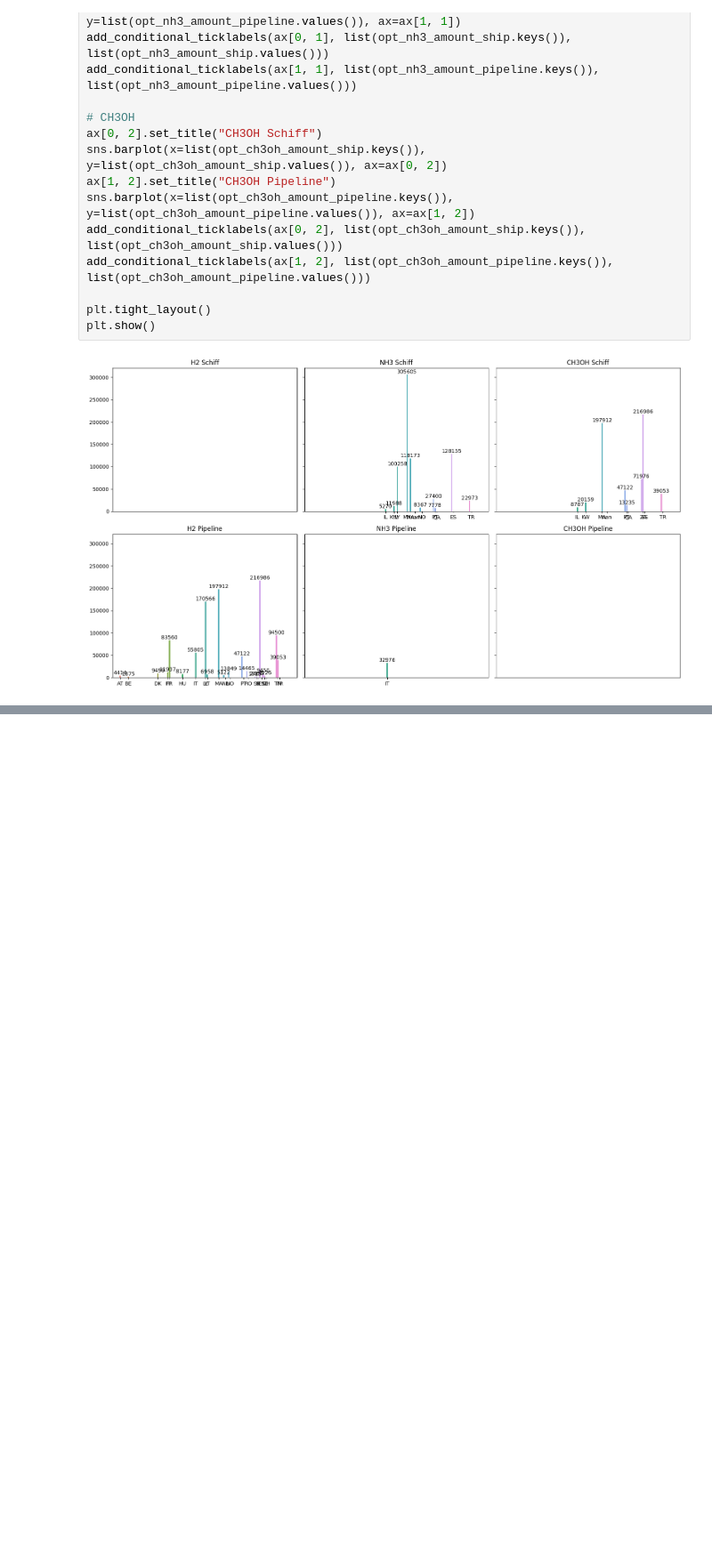
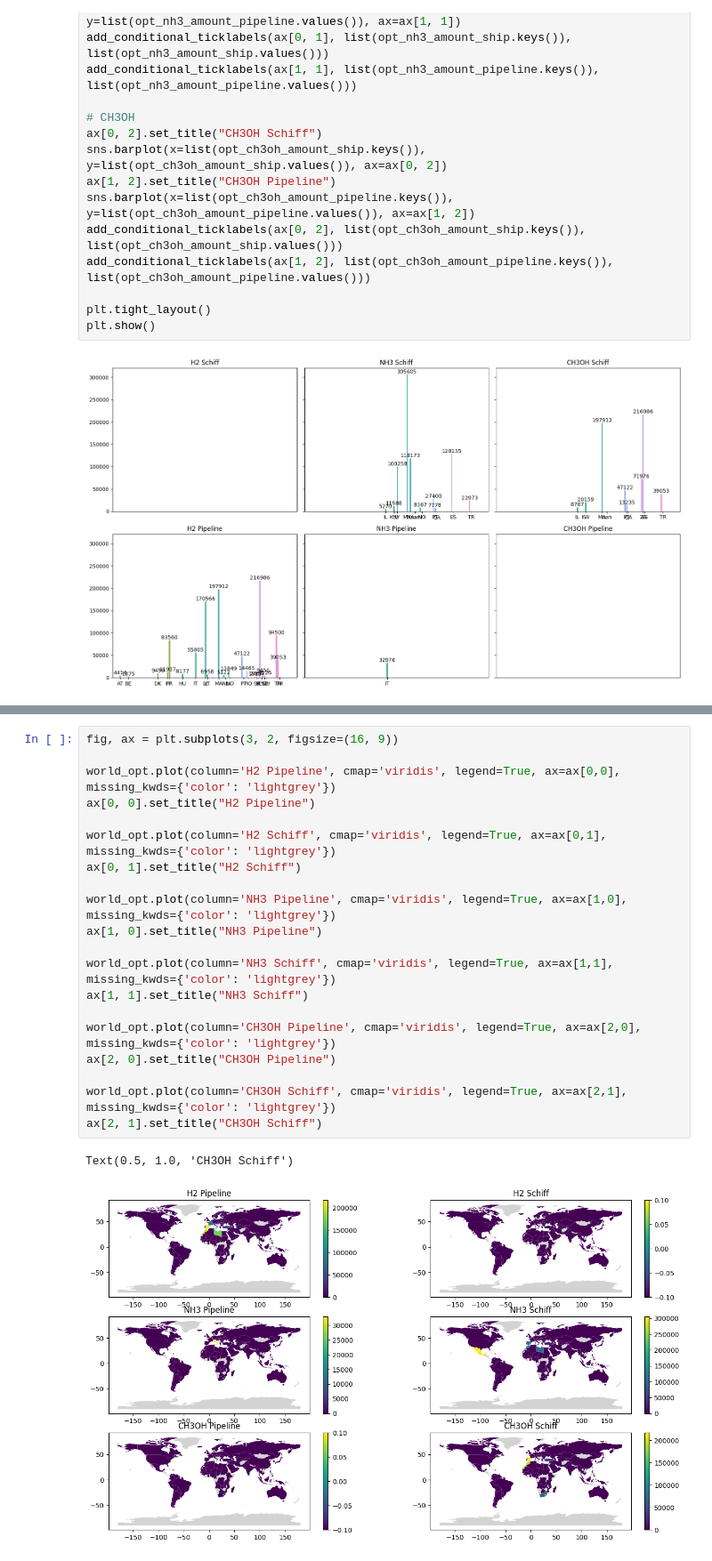
Before and after one commit to FaKurz/hydro_opt, a Jupyter notebook: pyomo_test.ipynb, the cells around one changed output, grey strips where cells are left out. Shown at 89% size. Saved outputs shown, nothing was run; the diff lists cells and outputs as text; blank space fills up the shorter version.

```diff
--- a/pyomo_test.ipynb
+++ b/pyomo_test.ipynb
@@ -216,0 +327,23 @@ plt.show()
+# %%
+fig, ax = plt.subplots(3, 2, figsize=(16, 9))
+
+world_opt.plot(column='H2 Pipeline', cmap='viridis', legend=True, ax=ax[0,0], missing_kwds={'color': 'lightgrey'})
+ax[0, 0].set_title("H2 Pipeline")
+
+world_opt.plot(column='H2 Schiff', cmap='viridis', legend=True, ax=ax[0,1], missing_kwds={'color': 'lightgrey'})
+ax[0, 1].set_title("H2 Schiff")
+
+world_opt.plot(column='NH3 Pipeline', cmap='viridis', legend=True, ax=ax[1,0], missing_kwds={'color': 'lightgrey'})
+ax[1, 0].set_title("NH3 Pipeline")
+
+world_opt.plot(column='NH3 Schiff', cmap='viridis', legend=True, ax=ax[1,1], missing_kwds={'color': 'lightgrey'})
+ax[1, 1].set_title("NH3 Schiff")
+
+world_opt.plot(column='CH3OH Pipeline', cmap='viridis', legend=True, ax=ax[2,0], missing_kwds={'color': 'lightgrey'})
+ax[2, 0].set_title("CH3OH Pipeline")
+
+world_opt.plot(column='CH3OH Schiff', cmap='viridis', legend=True, ax=ax[2,1], missing_kwds={'color': 'lightgrey'})
+ax[2, 1].set_title("CH3OH Schiff")
+# %% [output]
+Text(0.5, 1.0, 'CH3OH Schiff')
+[figure, added]
```
Also changed, not shown: parts of 17 cells of this notebook, 1 other file.
